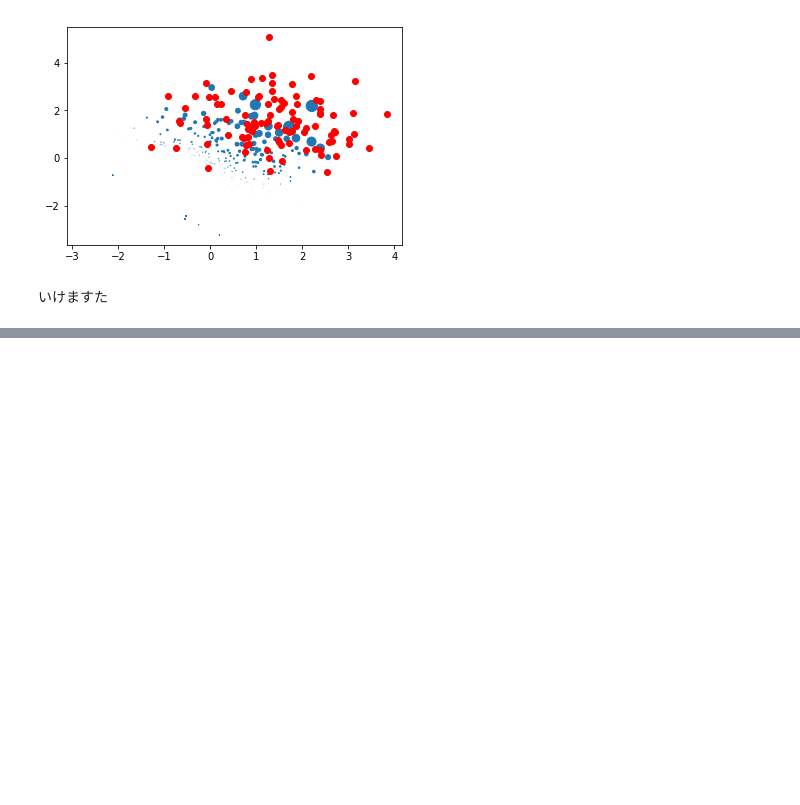
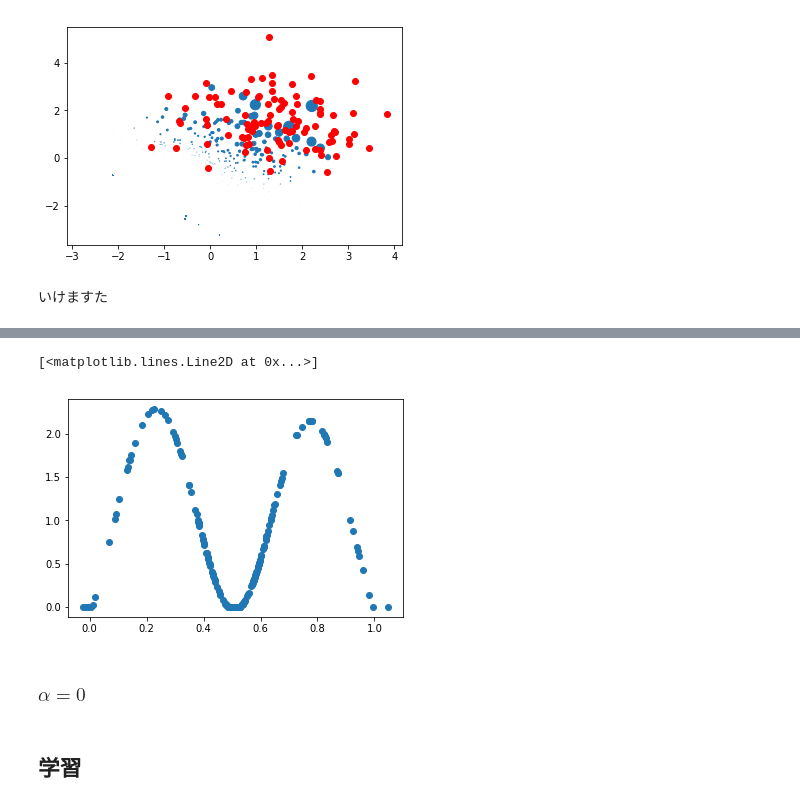
Before and after one commit to Nakakey/covariate_shift, a Jupyter notebook: compare_RuLSIF.ipynb, the cells around one changed output, grey strips where cells are left out. Drawn from its saved outputs; the diff is of its cells as text; code cells hidden in the pictures; blank space fills up the shorter version.

```diff
--- a/compare_RuLSIF.ipynb
+++ b/compare_RuLSIF.ipynb
@@ -221,0 +233,8 @@ plt.plot(y[:,0], y[:,1], 'ro')
+# %%
+# 各データ点の重み
+plt.plot(train, lsif_w[-len(train):], 'o')
+# %% [output]
+[<matplotlib.lines.Line2D at 0x...>]
+[figure, added]
+# %% [markdown]
+### $\alpha = 0$
@@ -221,0 +247,2 @@ plt.plot(y[:,0], y[:,1], 'ro')
+# %% [markdown]
+## 学習
```
Also changed, not shown: parts of 63 cells of this notebook, 1 other file.
